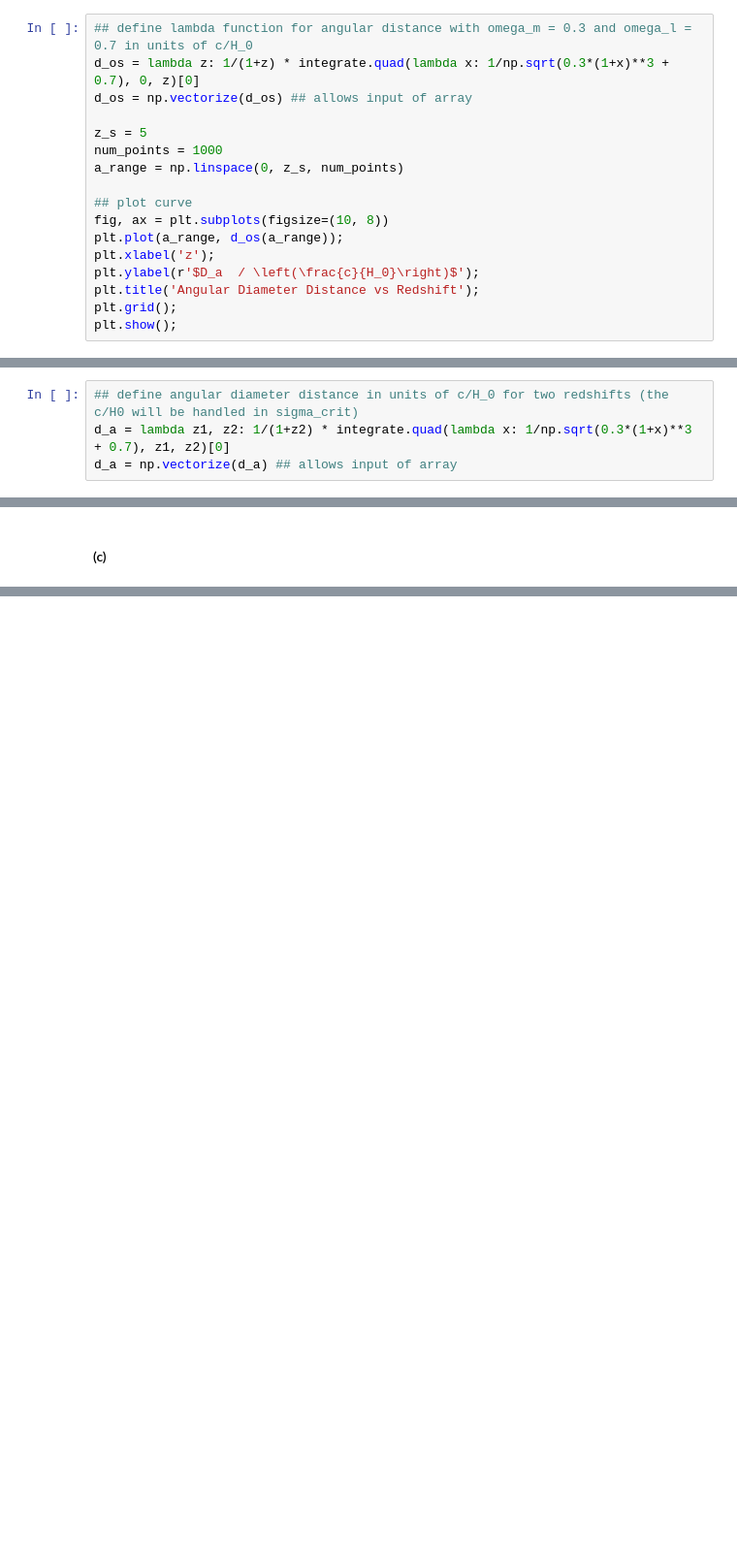
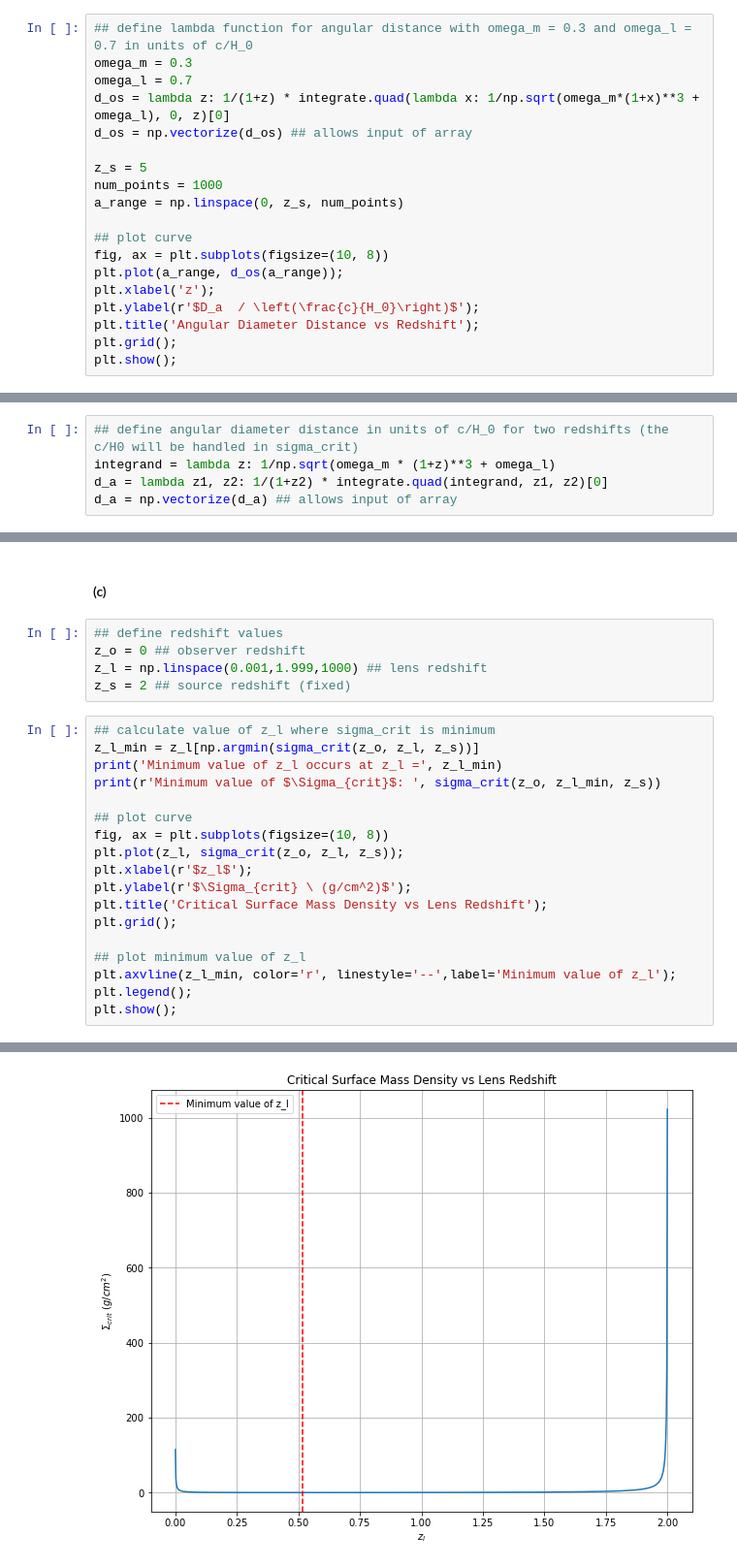
Before and after one commit to tylerbarna/AST8110, a Jupyter notebook: pset02/pset02.ipynb, the cells around one changed output, grey strips where cells are left out. Shown at 97% size. Saved outputs shown, nothing was run; the diff lists cells and outputs as text; blank space fills up the shorter version.

```diff
--- a/pset02/pset02.ipynb
+++ b/pset02/pset02.ipynb
@@ -95,7 +95,9 @@ But that won't come up until part b (and also we can let the computer do the ful
 #### (a)
 # %%
 ## define lambda function for angular distance with omega_m = 0.3 and omega_l = 0.7 in units of c/H_0
-d_os = lambda z: 1/(1+z) * integrate.quad(lambda x: 1/np.sqrt(0.3*(1+x)**3 + 0.7), 0, z)[0]
+omega_m = 0.3
+omega_l = 0.7
+d_os = lambda z: 1/(1+z) * integrate.quad(lambda x: 1/np.sqrt(omega_m*(1+x)**3 + omega_l), 0, z)[0]
 d_os = np.vectorize(d_os) ## allows input of array
 
 z_s = 5
@@ -124,7 +126,8 @@ c^2/(4\pi G)/(c/H_0) = 0.115 g/c^2
 $$
 # %%
 ## define angular diameter distance in units of c/H_0 for two redshifts (the c/H0 will be handled in sigma_crit)
-d_a = lambda z1, z2: 1/(1+z2) * integrate.quad(lambda x: 1/np.sqrt(0.3*(1+x)**3 + 0.7), z1, z2)[0]
+integrand = lambda z: 1/np.sqrt(omega_m * (1+z)**3 + omega_l)
+d_a = lambda z1, z2: 1/(1+z2) * integrate.quad(integrand, z1, z2)[0]
 d_a = np.vectorize(d_a) ## allows input of array
 # %%
 ## define unit constant (using astropy units)
@@ -152,3 +155,27 @@ plt.show();
 This seems like an odd plot, be sure to come back and check this
 # %% [markdown]
 #### (c)
+# %%
+## define redshift values
+z_o = 0 ## observer redshift
+z_l = np.linspace(0.001,1.999,1000) ## lens redshift
+z_s = 2 ## source redshift (fixed)
+# %%
+## calculate value of z_l where sigma_crit is minimum
+z_l_min = z_l[np.argmin(sigma_crit(z_o, z_l, z_s))]
+print('Minimum value of z_l occurs at z_l =', z_l_min)
+print(r'Minimum value of $\Sigma_{crit}$: ', sigma_crit(z_o, z_l_min, z_s))
+
+## plot curve
+fig, ax = plt.subplots(figsize=(10, 8))
+plt.plot(z_l, sigma_crit(z_o, z_l, z_s));
+plt.xlabel(r'$z_l$');
+plt.ylabel(r'$\Sigma_{crit} \ (g/cm^2)$');
+plt.title('Critical Surface Mass Density vs Lens Redshift');
+plt.grid();
+
+## plot minimum value of z_l
+plt.axvline(z_l_min, color='r', linestyle='--',label='Minimum value of z_l');
+plt.legend();
+plt.show();
+# %% [output]
@@ -154,0 +184 @@ This seems like an odd plot, be sure to come back and check this
+[figure, added]
```
Also changed, not shown: parts of 4 cells of this notebook.
